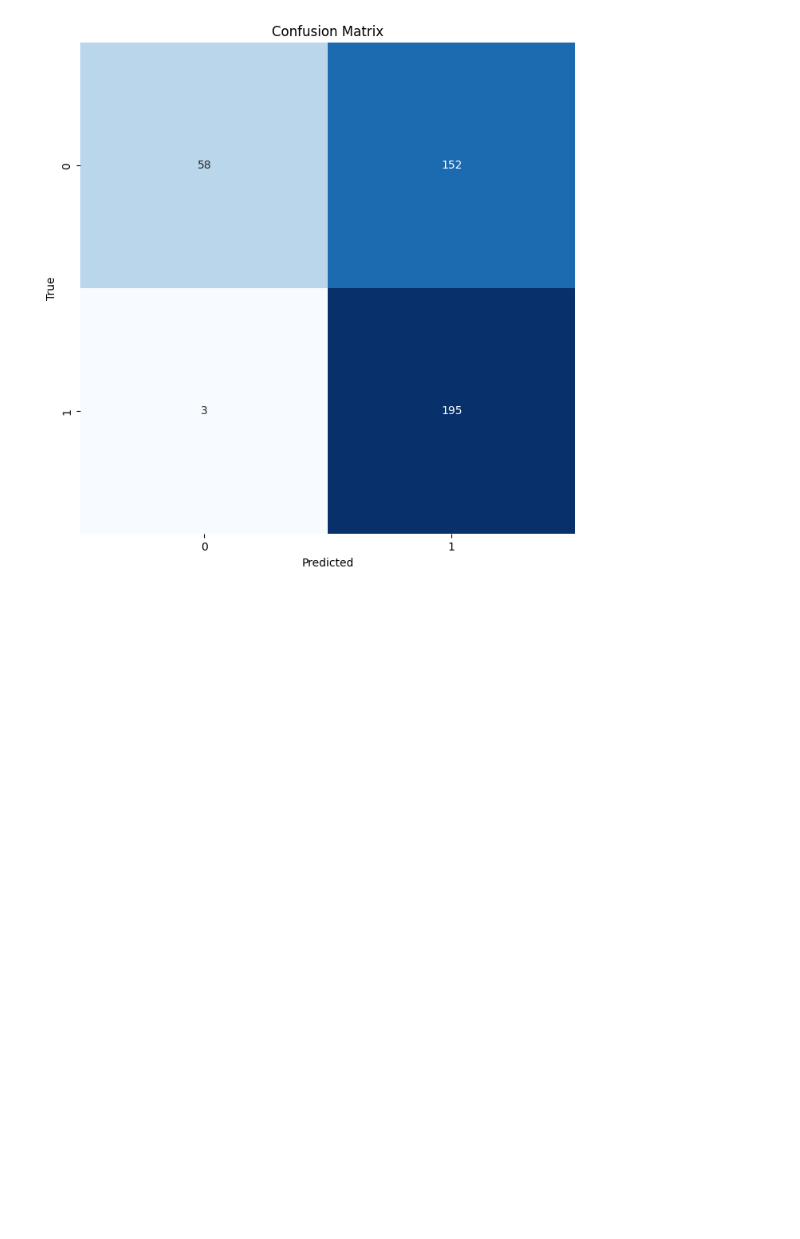
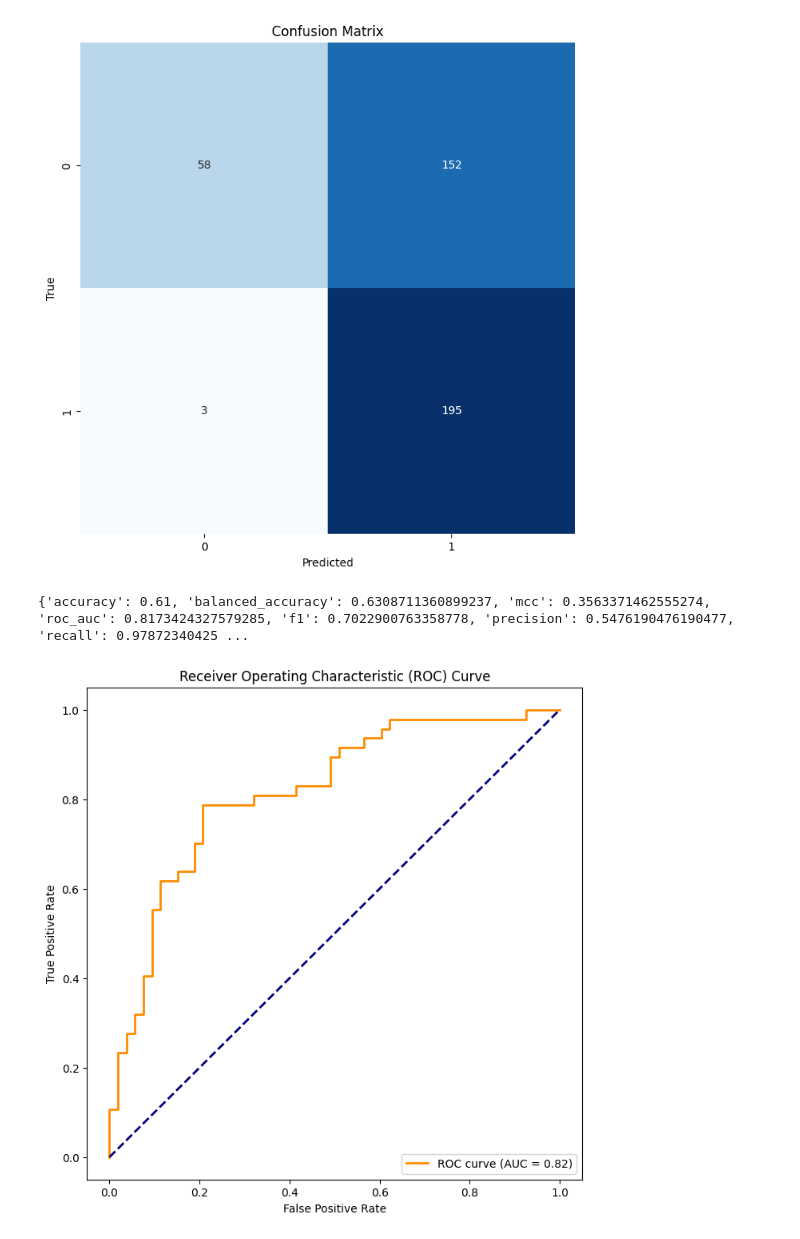
Before and after one commit to ersilia-os/eos7e3s, a Jupyter notebook: model/framework/code/02_model_validation.ipynb, the cells around one changed output. Cells and saved outputs as stored; diff of their text form; code cells hidden in the pictures; blank space fills up the shorter version.

```diff
--- a/model/framework/code/02_model_validation.ipynb
+++ b/model/framework/code/02_model_validation.ipynb
@@ -148,0 +192,8 @@ plt.show()
+# %%
+# Load the saved model
+predictor = TabularPredictor.load("AutogluonModels/ag-20240123_030131")
+
+# Load your new dataset for validation
+validation_data = TabularDataset('../data/tdc_padel_descriptors_concatenated.csv')
+# Drop rows with missing labels
+validation_data = validation_data.dropna(subset=['outcome'])
@@ -148,0 +206,29 @@ plt.show()
+# %%
+print(performance)
+# %% [output]
+{'accuracy': 0.61, 'balanced_accuracy': 0.6308711360899237, 'mcc': 0.3563371462555274, 'roc_auc': 0.8173424327579285, 'f1': 0.7022900763358778, 'precision': 0.5476190476190477, 'recall': 0.97872340425 ...
+# %%
+from sklearn.metrics import roc_auc_score, roc_curve
+import matplotlib.pyplot as plt
+
+# Assuming 'outcome' is the target column in your validation dataset
+y_true = validation_data['outcome']
+y_scores = predictor.predict_proba(validation_data.drop(columns=['outcome'])).iloc[:, 1]
+
+# Calculate ROC-AUC score
+roc_auc = roc_auc_score(y_true, y_scores)
+
+# Calculate ROC curve
+fpr, tpr, _ = roc_curve(y_true, y_scores)
+
+# Plot ROC curve
+plt.figure(figsize=(8, 8))
+plt.plot(fpr, tpr, color='darkorange', lw=2, label=f'ROC curve (AUC = {roc_auc:.2f})')
+plt.plot([0, 1], [0, 1], color='navy', lw=2, linestyle='--')
+plt.xlabel('False Positive Rate')
+plt.ylabel('True Positive Rate')
+plt.title('Receiver Operating Characteristic (ROC) Curve')
+plt.legend(loc='lower right')
+plt.show()
+# %% [output]
+[figure, added]
```
Also changed, not shown: parts of 7 cells of this notebook, 2 other files.
